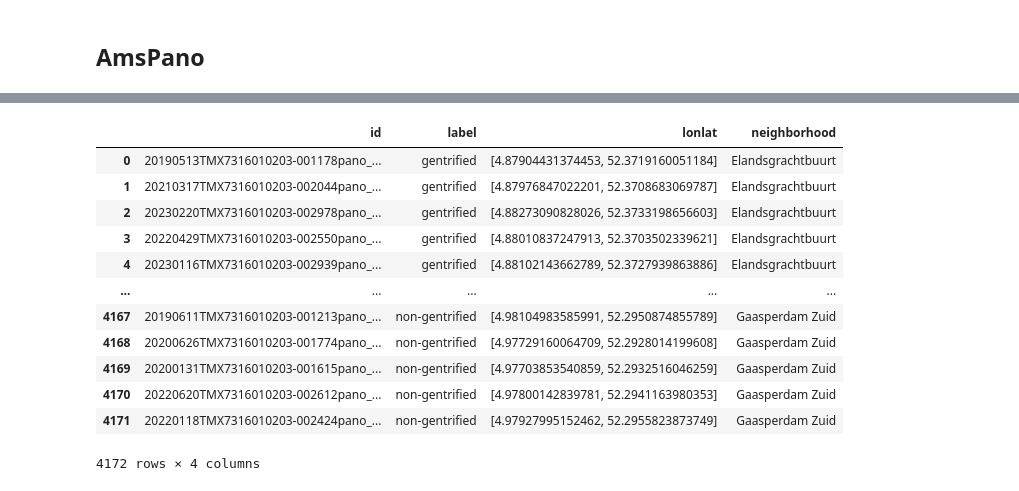
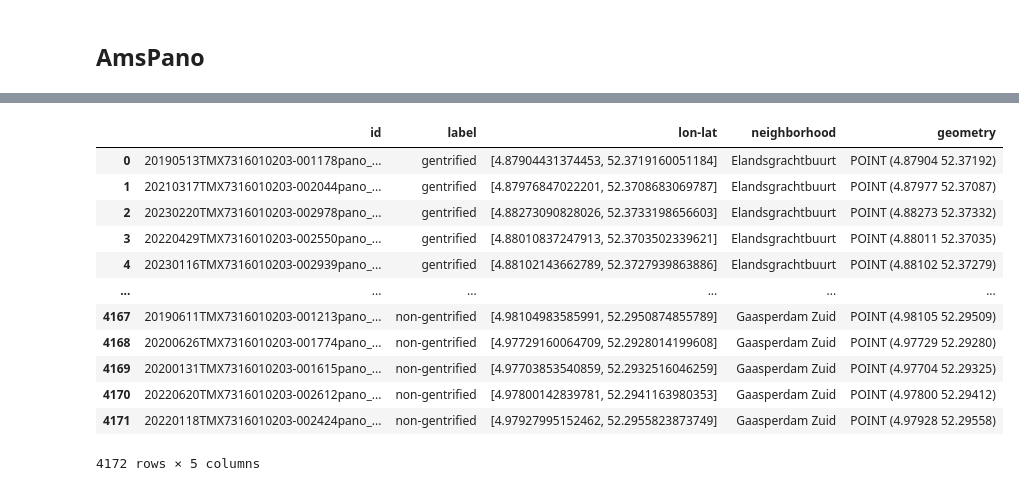
Before and after one commit to atran13/MSc-Thesis-Signs-of-Gentrification, a Jupyter notebook: Data/processing.ipynb, the cells around one changed output, grey strips where cells are left out. Drawn from its saved outputs; the diff is of its cells as text; code cells hidden in the pictures.

```diff
--- a/Data/processing.ipynb
+++ b/Data/processing.ipynb
@@ -420,16 +437,19 @@ for c in glob.glob(os.path.join(root_d,"*")):
-# %%
-df_pano
-# %% [output]
-|  | id | label | lonlat | neighborhood |
-| 0 | 20190513TMX7316010203-001178pano_... | gentrified | [4.87904431374453, 52.3719160051184] | Elandsgrachtbuurt |
-| 1 | 20210317TMX7316010203-002044pano_... | gentrified | [4.87976847022201, 52.3708683069787] | Elandsgrachtbuurt |
-| 2 | 20230220TMX7316010203-002978pano_... | gentrified | [4.88273090828026, 52.3733198656603] | Elandsgrachtbuurt |
-| 3 | 20220429TMX7316010203-002550pano_... | gentrified | [4.88010837247913, 52.3703502339621] | Elandsgrachtbuurt |
-| 4 | 20230116TMX7316010203-002939pano_... | gentrified | [4.88102143662789, 52.3727939863886] | Elandsgrachtbuurt |
-| ... | ... | ... | ... | ... |
-| 4167 | 20190611TMX7316010203-001213pano_... | non-gentrified | [4.98104983585991, 52.2950874855789] | Gaasperdam Zuid |
-| 4168 | 20200626TMX7316010203-001774pano_... | non-gentrified | [4.97729160064709, 52.2928014199608] | Gaasperdam Zuid |
-| 4169 | 20200131TMX7316010203-001615pano_... | non-gentrified | [4.97703853540859, 52.2932516046259] | Gaasperdam Zuid |
-| 4170 | 20220620TMX7316010203-002612pano_... | non-gentrified | [4.97800142839781, 52.2941163980353] | Gaasperdam Zuid |
-| 4171 | 20220118TMX7316010203-002424pano_... | non-gentrified | [4.97927995152462, 52.2955823873749] | Gaasperdam Zuid |
-4172 rows × 4 columns
+# %%
+gdf_pano = gpd.GeoDataFrame(df_pano,
+                           geometry=gpd.points_from_xy(df_pano['lon-lat'].str[0], df_pano['lon-lat'].str[1]),
+                           crs="EPSG:4326")
+gdf_pano
+# %% [output]
+|  | id | label | lon-lat | neighborhood | geometry |
+| 0 | 20190513TMX7316010203-001178pano_... | gentrified | [4.87904431374453, 52.3719160051184] | Elandsgrachtbuurt | POINT (4.87904 52.37192) |
+| 1 | 20210317TMX7316010203-002044pano_... | gentrified | [4.87976847022201, 52.3708683069787] | Elandsgrachtbuurt | POINT (4.87977 52.37087) |
+| 2 | 20230220TMX7316010203-002978pano_... | gentrified | [4.88273090828026, 52.3733198656603] | Elandsgrachtbuurt | POINT (4.88273 52.37332) |
+| 3 | 20220429TMX7316010203-002550pano_... | gentrified | [4.88010837247913, 52.3703502339621] | Elandsgrachtbuurt | POINT (4.88011 52.37035) |
+| 4 | 20230116TMX7316010203-002939pano_... | gentrified | [4.88102143662789, 52.3727939863886] | Elandsgrachtbuurt | POINT (4.88102 52.37279) |
+| ... | ... | ... | ... | ... | ... |
+| 4167 | 20190611TMX7316010203-001213pano_... | non-gentrified | [4.98104983585991, 52.2950874855789] | Gaasperdam Zuid | POINT (4.98105 52.29509) |
+| 4168 | 20200626TMX7316010203-001774pano_... | non-gentrified | [4.97729160064709, 52.2928014199608] | Gaasperdam Zuid | POINT (4.97729 52.29280) |
+| 4169 | 20200131TMX7316010203-001615pano_... | non-gentrified | [4.97703853540859, 52.2932516046259] | Gaasperdam Zuid | POINT (4.97704 52.29325) |
+| 4170 | 20220620TMX7316010203-002612pano_... | non-gentrified | [4.97800142839781, 52.2941163980353] | Gaasperdam Zuid | POINT (4.97800 52.29412) |
+| 4171 | 20220118TMX7316010203-002424pano_... | non-gentrified | [4.97927995152462, 52.2955823873749] | Gaasperdam Zuid | POINT (4.97928 52.29558) |
+4172 rows × 5 columns
```
Also changed, not shown: parts of 8 cells of this notebook, 1 other file.
